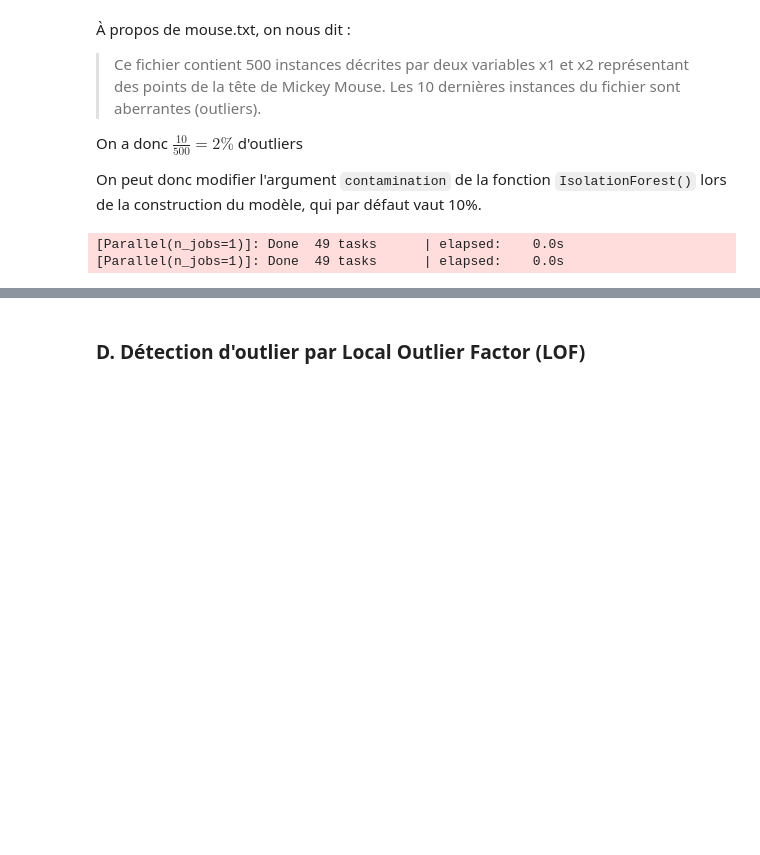
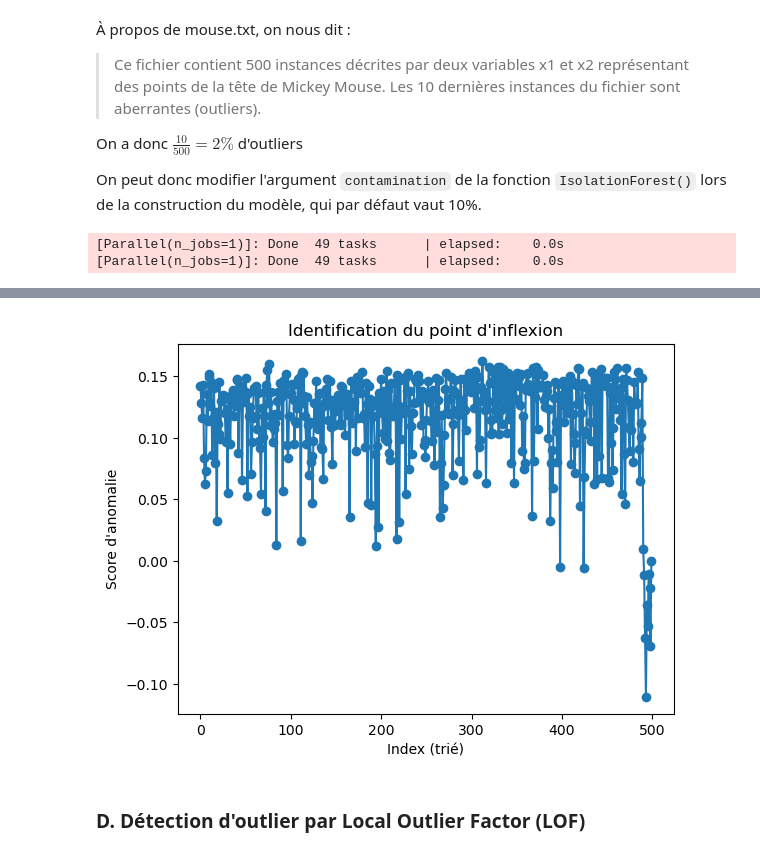
Before and after one commit to jdutel42/TAA, a Jupyter notebook: TP/TP1 Détection dAnomalies-20241215/TAA_TP1.ipynb, the cells around one changed output, grey strips where cells are left out. Cells and saved outputs as stored; diff of their text form; code cells hidden in the pictures; blank space fills up the shorter version.

```diff
--- a/TP/TP1 Détection dAnomalies-20241215/TAA_TP1.ipynb
+++ b/TP/TP1 Détection dAnomalies-20241215/TAA_TP1.ipynb
@@ -285,3 +297,12 @@ disp_1_bis.ax_.legend(handles=legend_elements2, loc="upper right", title="Prédi
+# %%
+# Tracé des scores triés
+plt.plot(scores, marker='o')
+plt.xlabel("Index (trié)")
+plt.ylabel("Score d'anomalie")
+plt.title("Identification du point d'inflexion")
+plt.show()
+# %% [output]
+[figure, added]
 # %% [markdown]
 ### D. Détection d'outlier par Local Outlier Factor (LOF)
 # %% [markdown]
```
Also changed, not shown: parts of 13 cells of this notebook.
